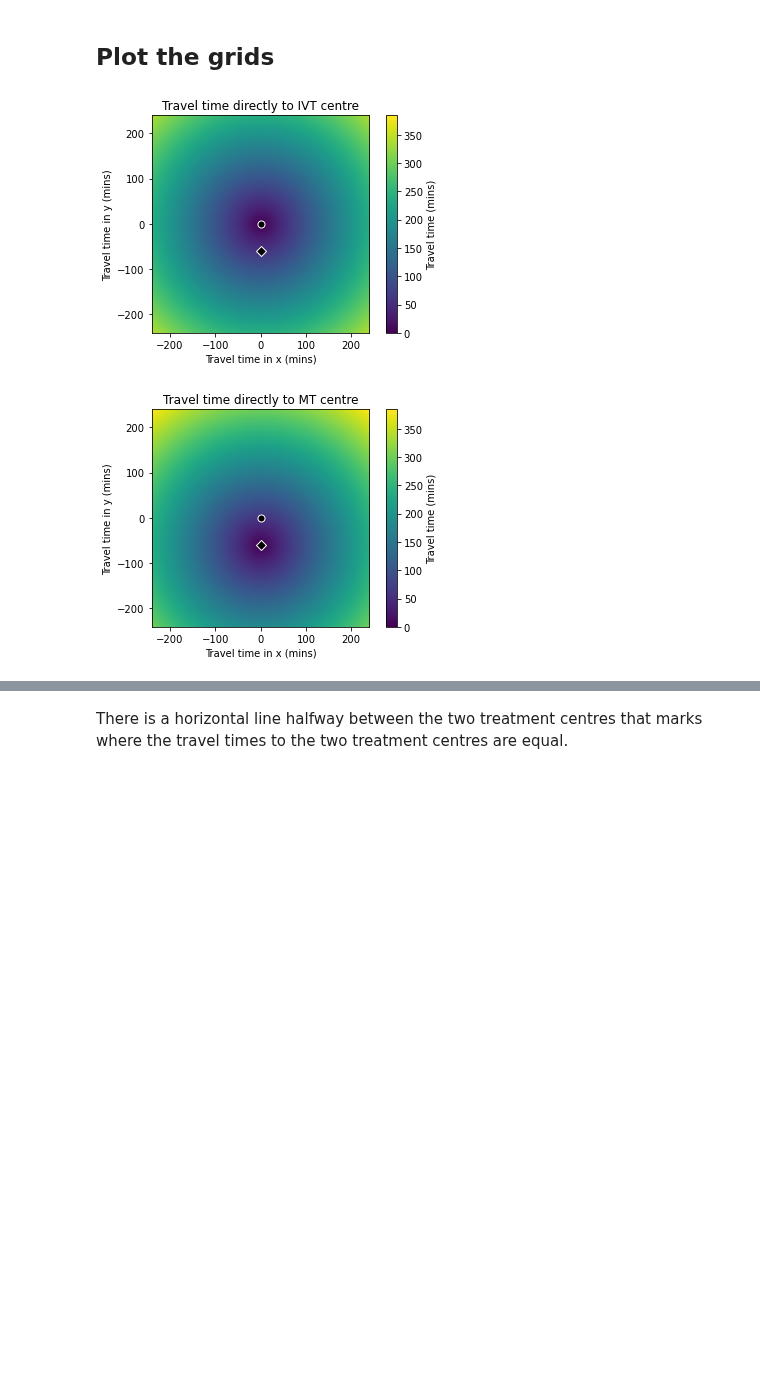
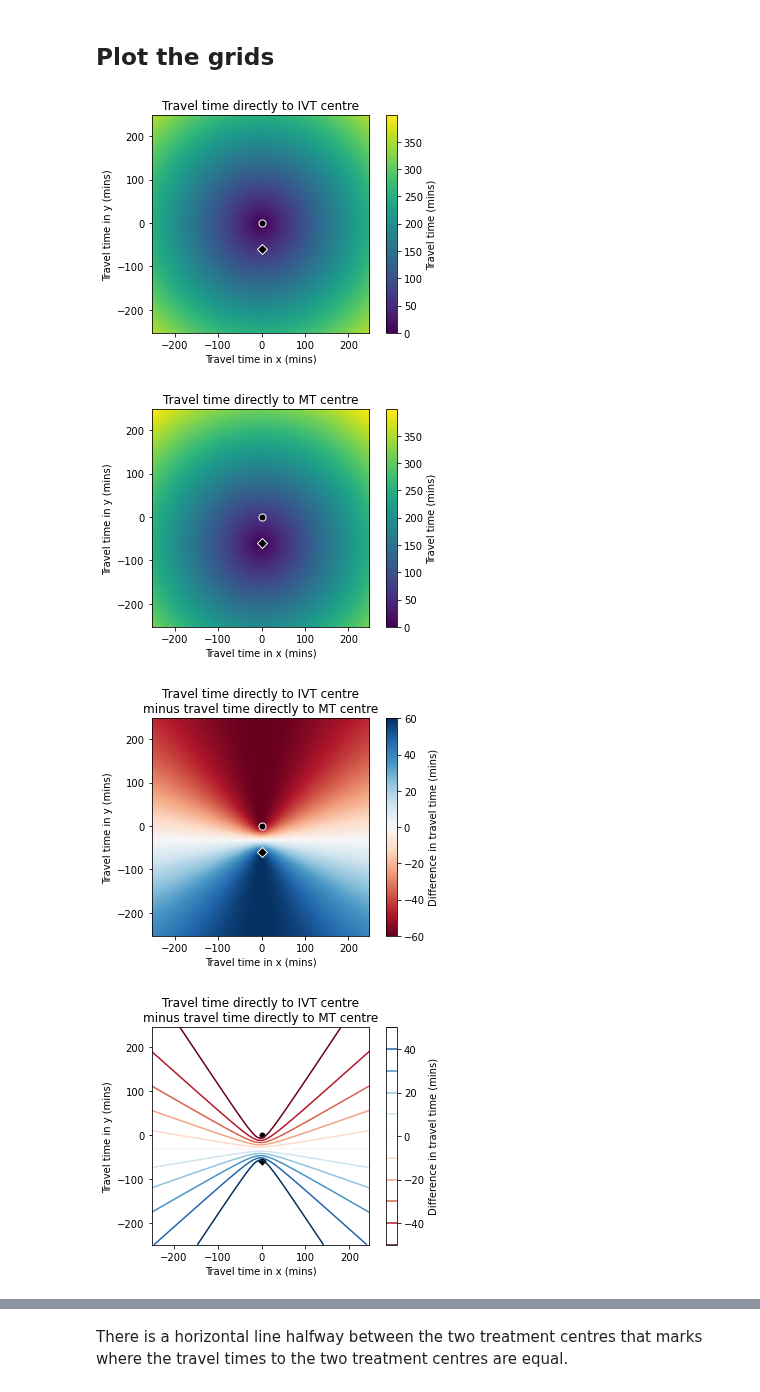
Before and after one commit to samuel-book/stroke_outcome, a Jupyter notebook: geography.ipynb, the cells around one changed output, grey strips where cells are left out. Drawn from its saved outputs; the diff is of its cells as text; code cells hidden in the pictures; blank space fills up the shorter version.

```diff
--- a/geography.ipynb
+++ b/geography.ipynb
@@ -21,7 +40,11 @@ plt.style.use('seaborn-colorblind')
 # %% [markdown]
 Change these parameters:
 # %%
-time_travel_ivt_to_mt = 60
+# Only calculate travel times up to this x and y displacement:
 time_travel_max       = 240
 
-grid_step = 1
+# Change how granular the grid is.
+grid_step = 5 # minutes
+
+# Make the grid a bit larger than the max travel time:
+grid_xy_max = time_travel_max + grid_step*2
@@ -58,35 +85,59 @@ grid_time_travel_directly_to_mt = np.sqrt(grid_xx**2.0 + grid_yy**2.0)
 # %% [markdown]
 ## Plot the grids
 # %%
-extent = [-time_travel_max - grid_step*0.5,
-          +time_travel_max - grid_step*0.5,
-          -time_travel_max - grid_step*0.5,
-          +time_travel_max - grid_step*0.5]
+extent = [-grid_xy_max - grid_step*0.5,
+          +grid_xy_max - grid_step*0.5,
+          -grid_xy_max - grid_step*0.5,
+          +grid_xy_max - grid_step*0.5]
 # %%
 vmin = 0
 vmax = np.max([grid_time_travel_directly_to_ivt,
                grid_time_travel_directly_to_mt])
 
-for i in [0,1]:
+for i in range(4):
     if i==0:
+        # Travel directly to IVT centre
         plt.imshow(grid_time_travel_directly_to_ivt, origin='lower',
                    extent=extent, vmin=vmin, vmax=vmax)
         plt.colorbar(label='Travel time (mins)')
         plt.title('Travel time directly to IVT centre')
+
     elif i==1:
+        # Travel directly to IVT/MT centre
         plt.imshow(grid_time_travel_directly_to_mt, origin='lower',
                    extent=extent, vmin=vmin, vmax=vmax)
         plt.colorbar(label='Travel time (mins)')
         plt.title('Travel time directly to MT centre')
 
+    elif i==2:
+        # Difference grid
+        plt.imshow(grid_time_travel_directly_diff, origin='lower',
+                   extent=extent, cmap='RdBu')
+        plt.colorbar(label='Difference in travel time (mins)')
+        plt.title('Travel time directly to IVT centre'+'\n'+
+                  'minus travel time directly to MT centre')
+
+    elif i==3:
+        # Difference contours
+        plt.contour(grid_time_travel_directly_diff, origin='lower',
+                    extent=extent,
+                    levels=np.arange(-50,60,10), cmap='RdBu')
+        plt.colorbar(label='Difference in travel time (mins)')
+        plt.title('Travel time directly to IVT centre'+'\n'+
+                  'minus travel time directly to MT centre')
+
     # Mark the treatment centre locations:
     plt.scatter(0,0, marker='o', color='k', edgecolor='w', s=50)
-    plt.scatter(0,-time_travel_ivt_to_mt, marker='D',
+    plt.scatter(0,-fixed_times['travel_ivt_to_mt'], marker='D',
                 color='k', edgecolor='w', s=50)
 
     plt.xlabel('Travel time in x (mins)')
     plt.ylabel('Travel time in y (mins)')
+
+    plt.gca().set_aspect('equal')
     plt.show()
 # %% [output]
-[figure, old version]
+[figure, new version]
-[figure, old version]
+[figure, new version]
+[figure, added]
+[figure, added]
```
Also changed, not shown: parts of 49 cells of this notebook.
